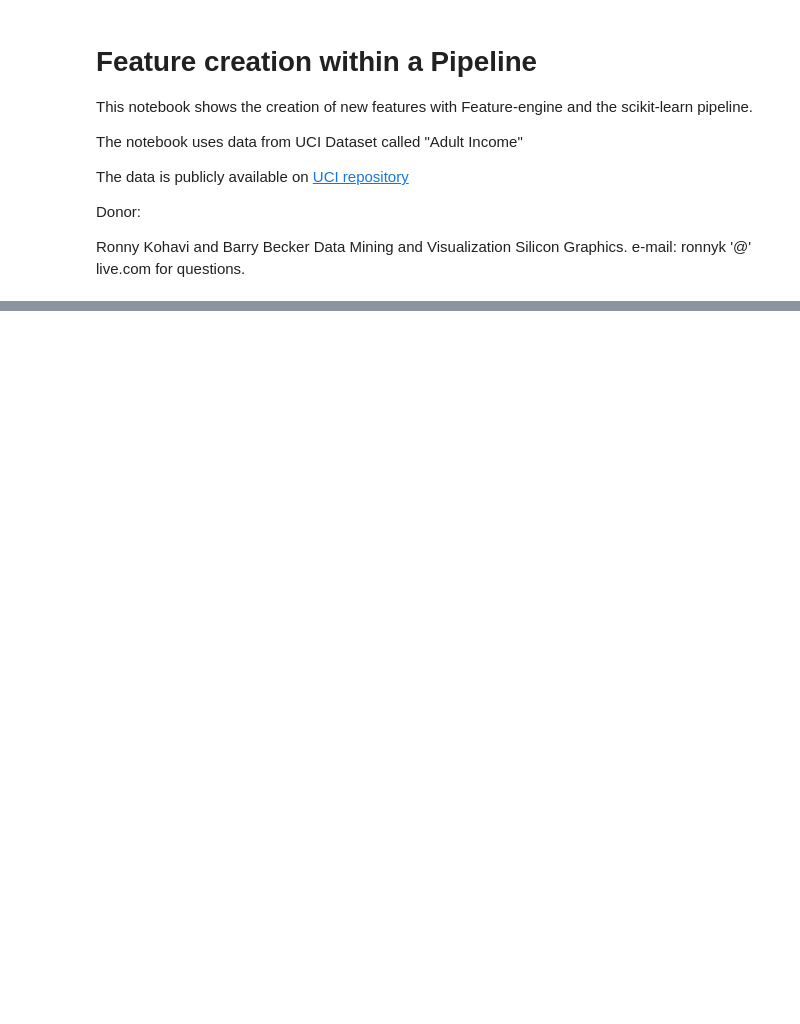
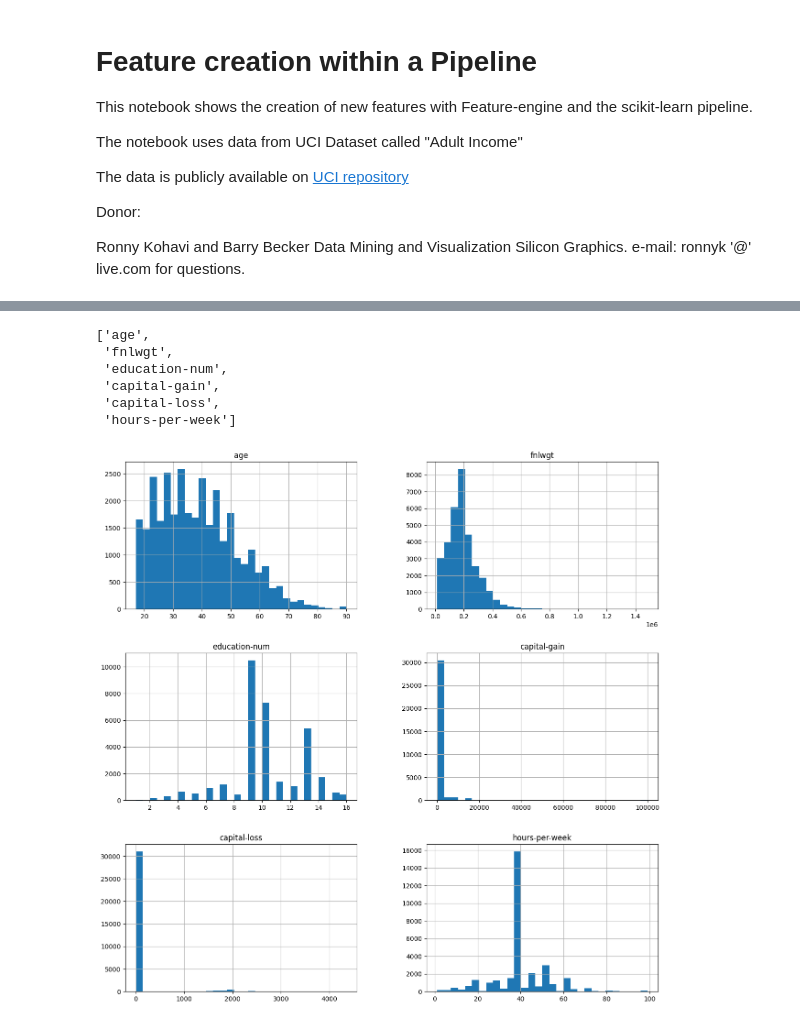
Before and after one commit to feature-engine/feature-engine-examples, a Jupyter notebook: pipelines/adult-income-with-feature-engine.ipynb, the cells around one changed output, grey strips where cells are left out. Saved outputs shown, nothing was run; the diff lists cells and outputs as text; code cells hidden in the pictures; blank space fills up the shorter version.

Commit message:
Add: explore data

```diff
--- a/pipelines/adult-income-with-feature-engine.ipynb
+++ b/pipelines/adult-income-with-feature-engine.ipynb
@@ -36,3 +38,13 @@ from sklearn.preprocessing import StandardScaler
 from feature_engine import imputation as mdi
 from feature_engine import discretisation as dsc
 from feature_engine import encoding as ce
+# %%
+# Load dataset
+
+filename = '../adult.data'
+col_names = ['age', 'workclass', 'fnlwgt', 'education', 'education-num', 'marital-status', 'occupation', 'relationship', 'race', 'sex', 'capital-gain','capital-loss', 'hours-per-week', 'native-country','income']
+data = pd.read_csv(filename, sep=',', names=col_names)
+
+print(data.shape)
+
+data.head()
@@ -38,0 +81,5 @@ from feature_engine import encoding as ce
+# %%
+# make lists of variable types
+
+categorical = [var for var in data.columns if data[var].dtype == 'O']
+discrete = [var for var in data.columns if data[var].dtype != 'O']
@@ -38,0 +98,16 @@ from feature_engine import encoding as ce
+# %%
+discrete
+# %% [output]
+['age',
+ 'fnlwgt',
+ 'education-num',
+ 'capital-gain',
+ 'capital-loss',
+ 'hours-per-week']
+# %%
+# histograms of discrete variables
+
+data[discrete].hist(bins=30, figsize=(15,15))
+plt.show()
+# %% [output]
+[figure, added]
```
Also changed, not shown: parts of 5 cells of this notebook.
